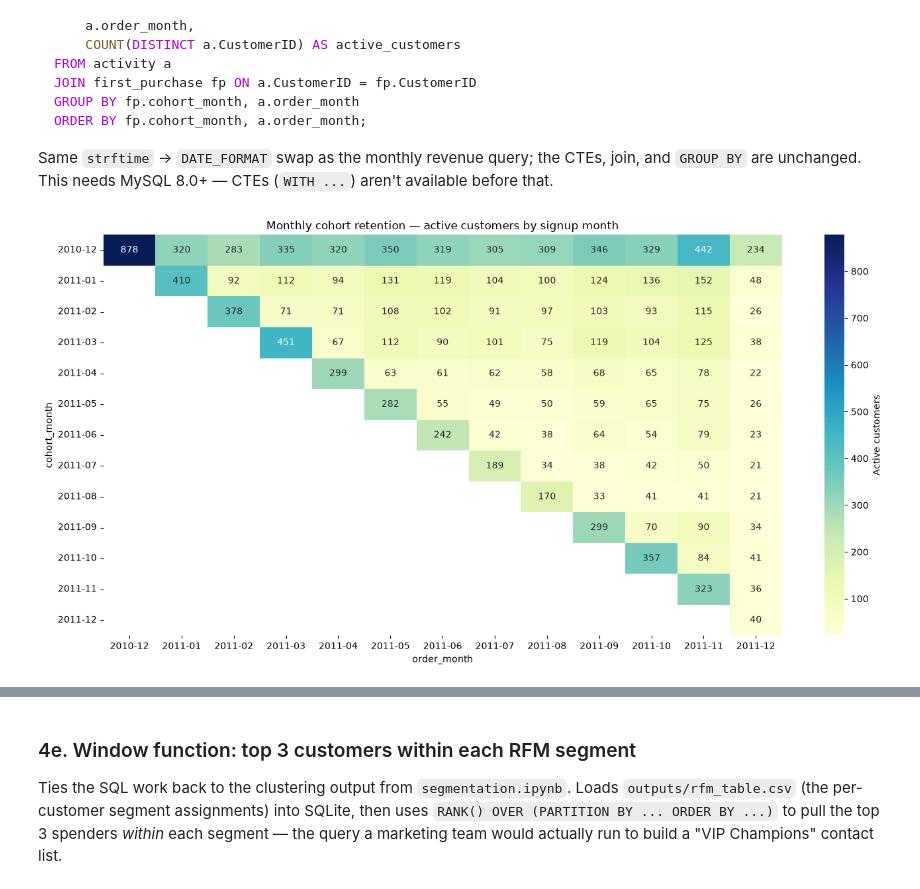
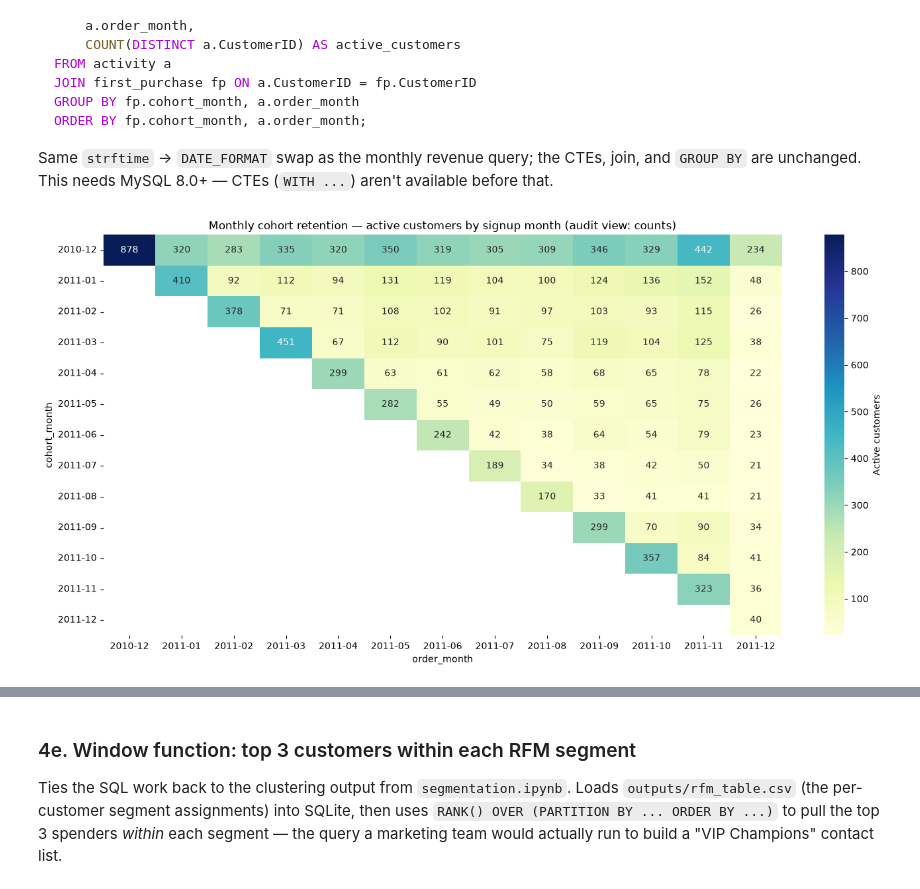
Before and after one commit to sonali9569/customer-segmentation-rfm-kmeans, a Jupyter notebook: sql_analysis.ipynb, the cells around one changed output, grey strips where cells are left out. Cells and saved outputs as stored; diff of their text form; code cells hidden in the pictures.

```diff
--- a/sql_analysis.ipynb
+++ b/sql_analysis.ipynb
@@ -377,12 +381,12 @@ join, and `GROUP BY` are unchanged. This needs MySQL 8.0+ — CTEs
 # %%
 import matplotlib.pyplot as plt
 import seaborn as sns
 
 fig, ax = plt.subplots(figsize=(14, 7))
 sns.heatmap(cohort_pivot, annot=True, fmt=".0f", cmap="YlGnBu", ax=ax, cbar_kws={"label": "Active customers"})
-ax.set_title("Monthly cohort retention — active customers by signup month")
+ax.set_title("Monthly cohort retention — active customers by signup month (audit view: counts)")
 plt.tight_layout()
-plt.savefig(OUT / "cohort_retention.png", dpi=150)
+plt.savefig(OUT / "cohort_retention_counts.png", dpi=150)
 plt.show()
 # %% [output]
-[figure, old version]
+[figure, new version]
```
Also changed, not shown: parts of 8 cells of this notebook, 10 other files.
